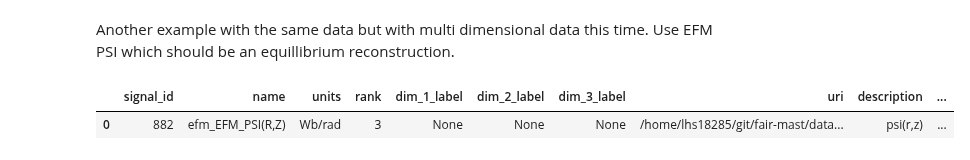
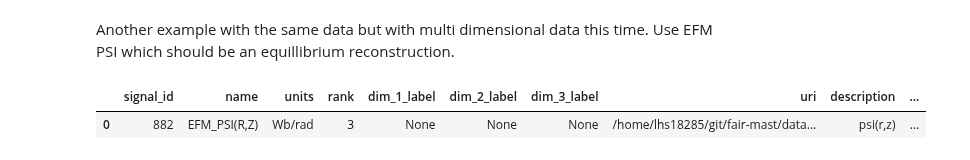
Before and after one commit to ukaea/fair-mast, a Jupyter notebook: db_query_example.ipynb, the cells around one changed output. Drawn from its saved outputs; the diff is of its cells as text; code cells hidden in the pictures.

```diff
--- a/db_query_example.ipynb
+++ b/db_query_example.ipynb
@@ -137,15 +156,15 @@ Another example with the same data but with multi dimensional data this time. Us
 # %%
 # Query for signal data, filter only names containing 'acd'
 qsignal = (
     session.query(signals)
-    .filter(signals.c.name.contains('efm_EFM_PSI(R,Z)'))
+    .filter(signals.c.name.contains('EFM_PSI(R,Z)'))
 )
 
 result = pd.read_sql(qsignal.statement, con=engine.connect())
 result
 # %% [output]
 |  | signal_id | name | units | rank | dim_1_label | dim_2_label | dim_3_label | uri | description | ... |
-| 0 | 882 | efm_EFM_PSI(R,Z) | Wb/rad | 3 | None | None | None | /home/lhs18285/git/fair-mast/data... | psi(r,z) | ... |
+| 0 | 882 | EFM_PSI(R,Z) | Wb/rad | 3 | None | None | None | /home/lhs18285/git/fair-mast/data... | psi(r,z) | ... |
 # %%
 # Read data
 data = {row['name']: open_datatree(row.uri, engine='zarr') for index, row in result[['name', 'uri']].iterrows()}
```
Also changed, not shown: parts of 7 cells of this notebook, 4 other files.
